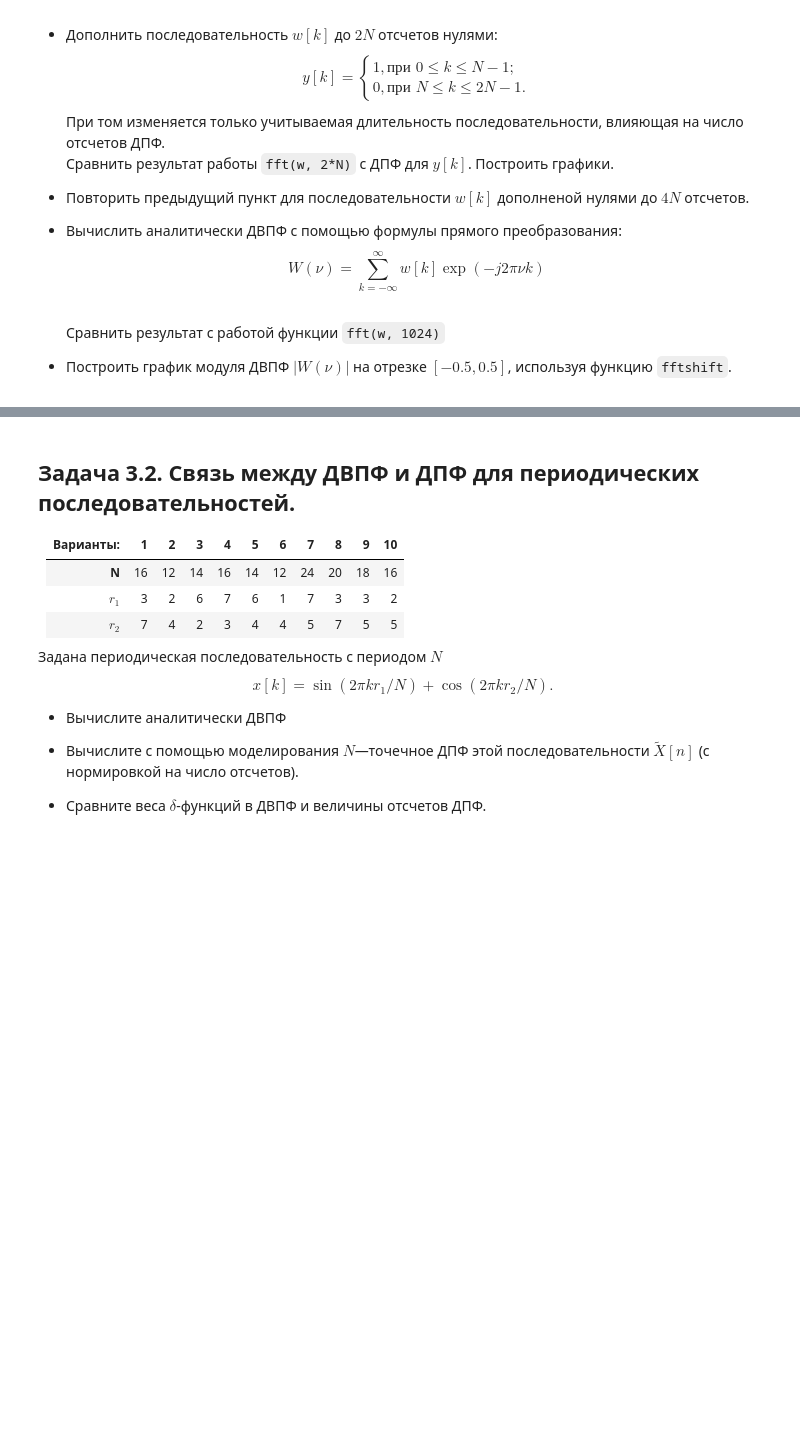
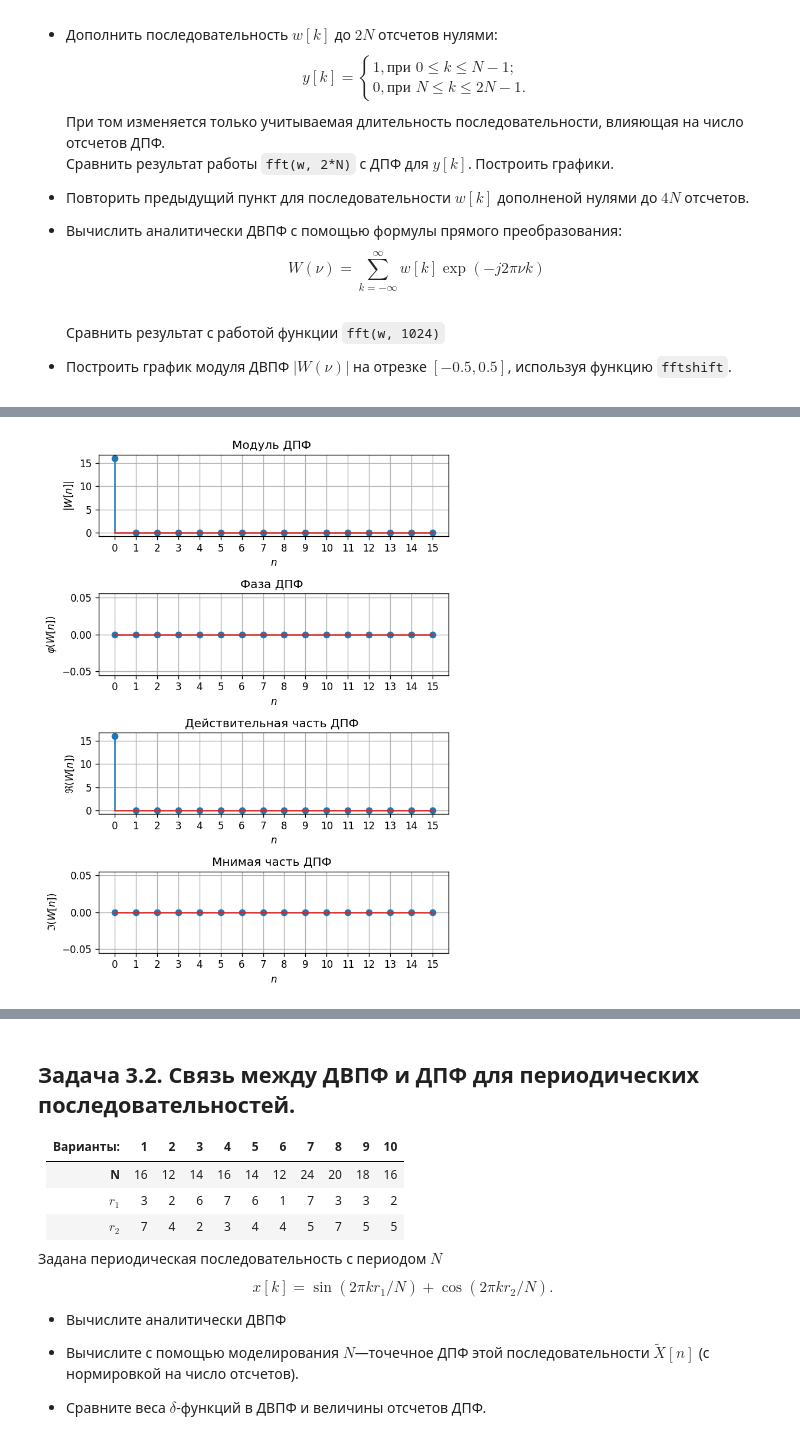
Before and after one commit to derzhavin3016/DSP-labs, a Jupyter notebook: lab1/dsp_lab1.ipynb, the cells around one changed output, grey strips where cells are left out. Saved outputs shown, nothing was run; the diff lists cells and outputs as text; code cells hidden in the pictures; blank space fills up the shorter version.

```diff
--- a/lab1/dsp_lab1.ipynb
+++ b/lab1/dsp_lab1.ipynb
@@ -432,13 +432,13 @@ N, r1, r2 = 16, 7, 3
 k = np.arange(N)
 xk = np.cos(2 * np.pi / N * r1 * k) + np.sin(2 * np.pi / N * r2 * k)
 # %%
-def draw_DTFT_all(X, n, name):
+def draw_DTFT_all(X, n, name, par=""):
   plt.figure(figsize=[6, 8], dpi=120)
   plt.subplot(4, 1, 1)
   plt.stem(n, np.abs(X))
   plt.title(f"Модуль ДПФ {name}")
   plt.xlabel("$n$")
-  plt.ylabel(f"$\\left|X[n]\\right|$")
+  plt.ylabel(f"$\\left|{par}[n]\\right|$")
   plt.xticks(n)
   plt.grid()
   plt.tight_layout()
@@ -446,7 +446,7 @@ def draw_DTFT_all(X, n, name):
   plt.stem(n, np.angle(X))
   plt.title(f"Фаза ДПФ {name}")
   plt.xlabel("$n$")
-  plt.ylabel(f"$\\varphi\\left(X[n]\\right)$")
+  plt.ylabel(f"$\\varphi\\left({par}[n]\\right)$")
   plt.xticks(n)
   plt.grid()
   plt.tight_layout()
@@ -454,7 +454,7 @@ def draw_DTFT_all(X, n, name):
   plt.stem(n, np.real(X))
   plt.title(f"Действительная часть ДПФ {name}")
   plt.xlabel("$n$")
-  plt.ylabel(f"$\\Re\\left(X[n]\\right)$")
+  plt.ylabel(f"$\\Re\\left({par}[n]\\right)$")
   plt.xticks(n)
   plt.grid()
   plt.tight_layout()
@@ -462,7 +462,7 @@ def draw_DTFT_all(X, n, name):
   plt.stem(n, np.imag(X))
   plt.title(f"Мнимая часть ДПФ {name}")
   plt.xlabel("$n$")
-  plt.ylabel(f"$\\Im\\left(X[n]\\right)$")
+  plt.ylabel(f"$\\Im\\left({par}[n]\\right)$")
   plt.xticks(n)
   plt.grid()
   plt.tight_layout()
@@ -660,0 +676,5 @@ $$ W(\nu)= \sum_{k=-\infty}^{\infty} w[k]\exp(-j2\pi \nu k) $$
+# %%
+W = np.fft.fft(wk)
+draw_DTFT_all(W, k, "", "W")
+# %% [output]
+[figure, added]
```
Also changed, not shown: parts of 18 cells of this notebook, 2 other files.
